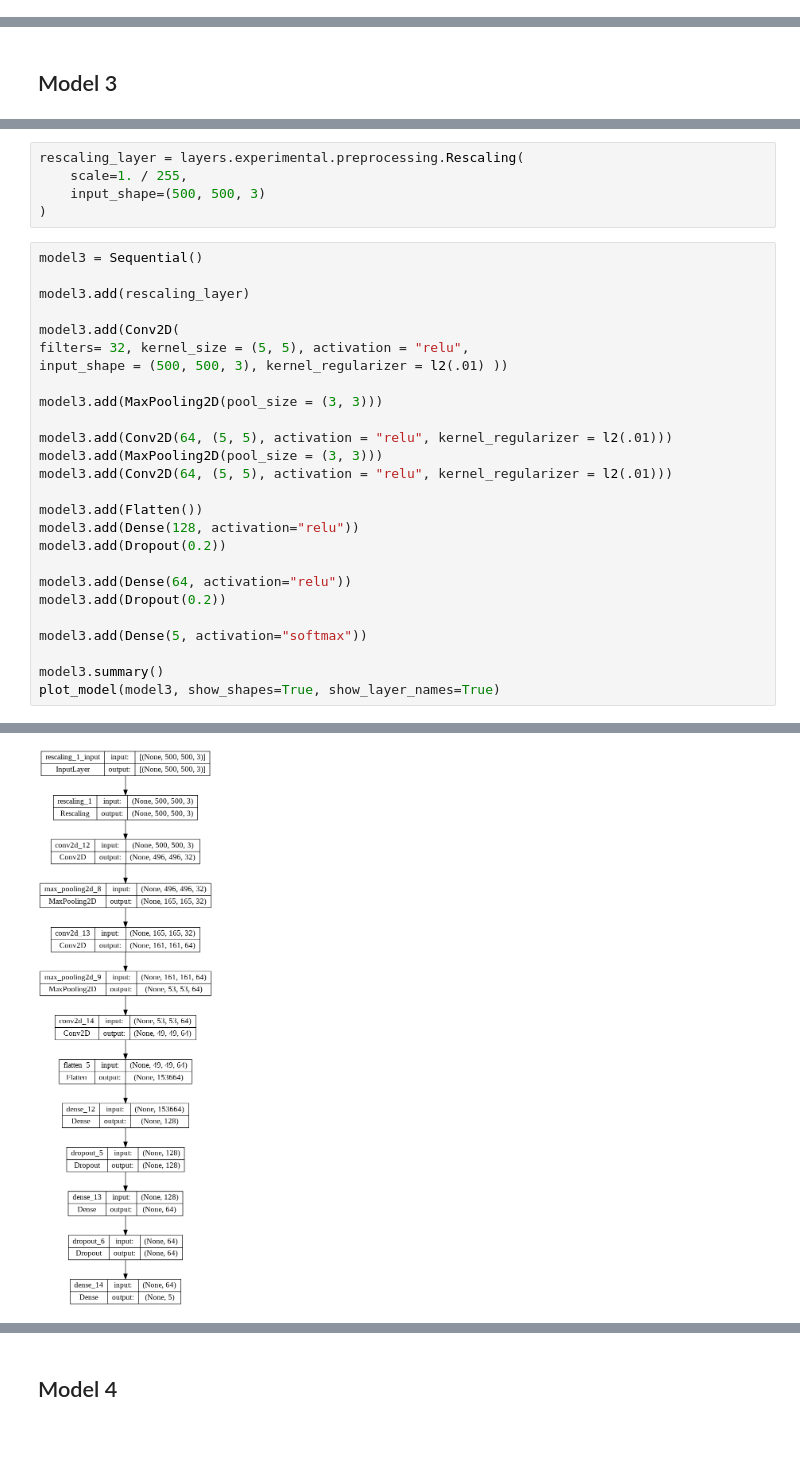
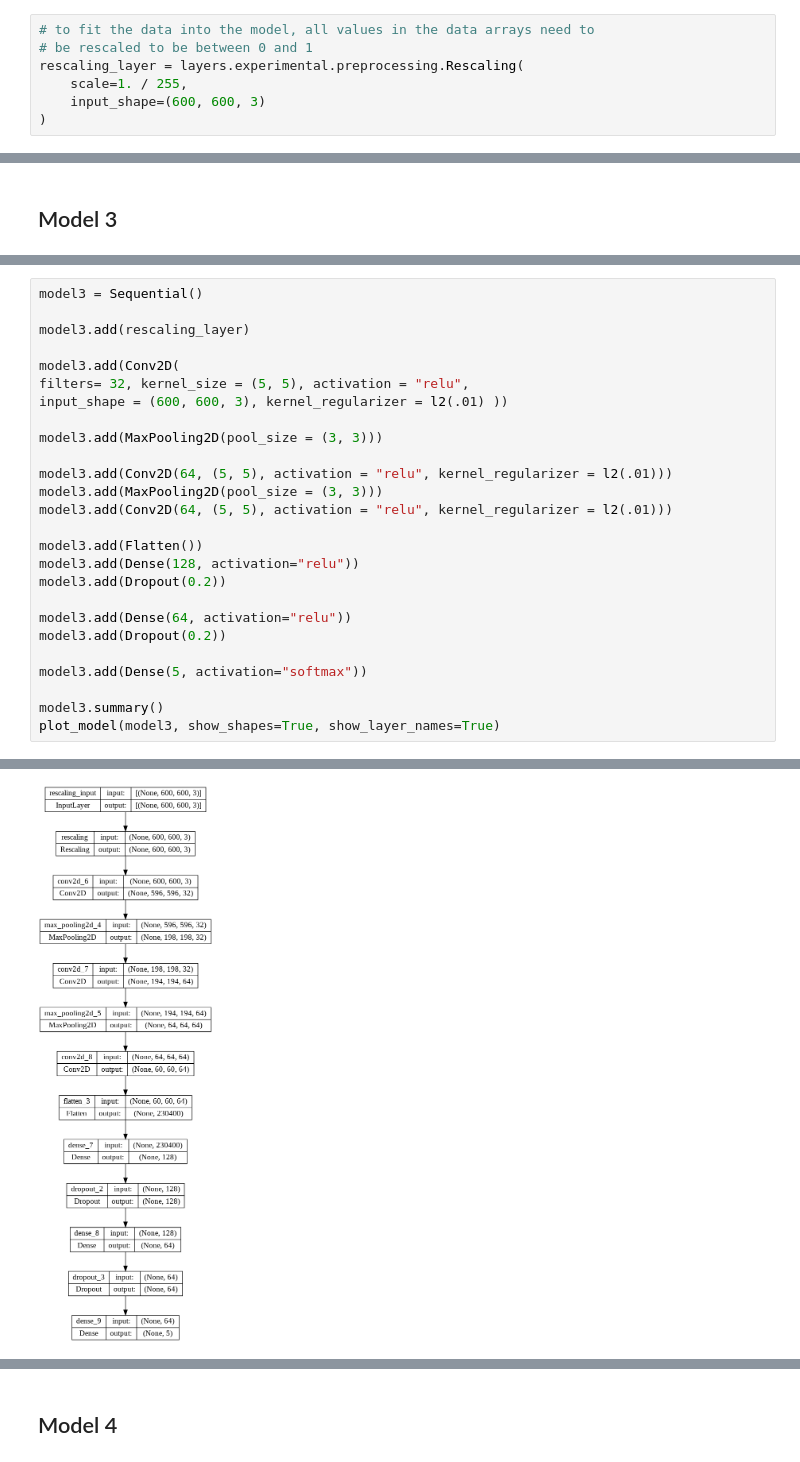
Before and after one commit to MusaAbbasi/Cassava-Disease-Classification, a Jupyter notebook: Notebook.ipynb, the cells around one changed output, grey strips where cells are left out. Cells and saved outputs as stored; diff of their text form.

```diff
--- a/Notebook.ipynb
+++ b/Notebook.ipynb
@@ -101,3 +157,10 @@ rescaling_layer = layers.experimental.preprocessing.Rescaling(
+# %%
+# to fit the data into the model, all values in the data arrays need to
+# be rescaled to be between 0 and 1
+rescaling_layer = layers.experimental.preprocessing.Rescaling(
+    scale=1. / 255,
+    input_shape=(600, 600, 3)
+)
 # %%
 model = Sequential()
 
@@ -429,8 +400,3 @@ data_augmentation = Sequential([
-# %%
-rescaling_layer = layers.experimental.preprocessing.Rescaling(
-    scale=1. / 255,
-    input_shape=(500, 500, 3)
-)
 # %%
 model3 = Sequential()
 
@@ -438,7 +404,7 @@ model3.add(rescaling_layer)
 
 model3.add(Conv2D(
 filters= 32, kernel_size = (5, 5), activation = "relu",
-input_shape = (500, 500, 3), kernel_regularizer = l2(.01) ))
+input_shape = (600, 600, 3), kernel_regularizer = l2(.01) ))
 
 model3.add(MaxPooling2D(pool_size = (3, 3)))
 
@@ -476,4 +442,4 @@ Trainable params: 19,833,861
 Non-trainable params: 0
 _________________________________________________________________
-[figure, old version]
+[figure, new version]
 # %%
```
Also changed, not shown: parts of 102 cells of this notebook, 5 other files.
